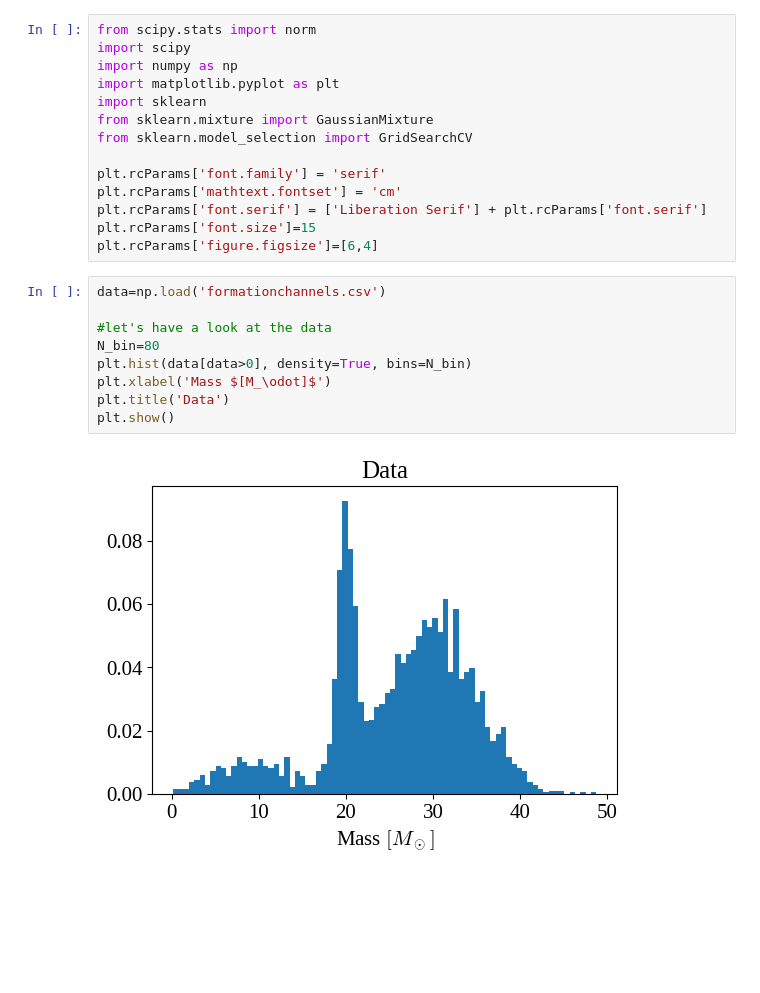
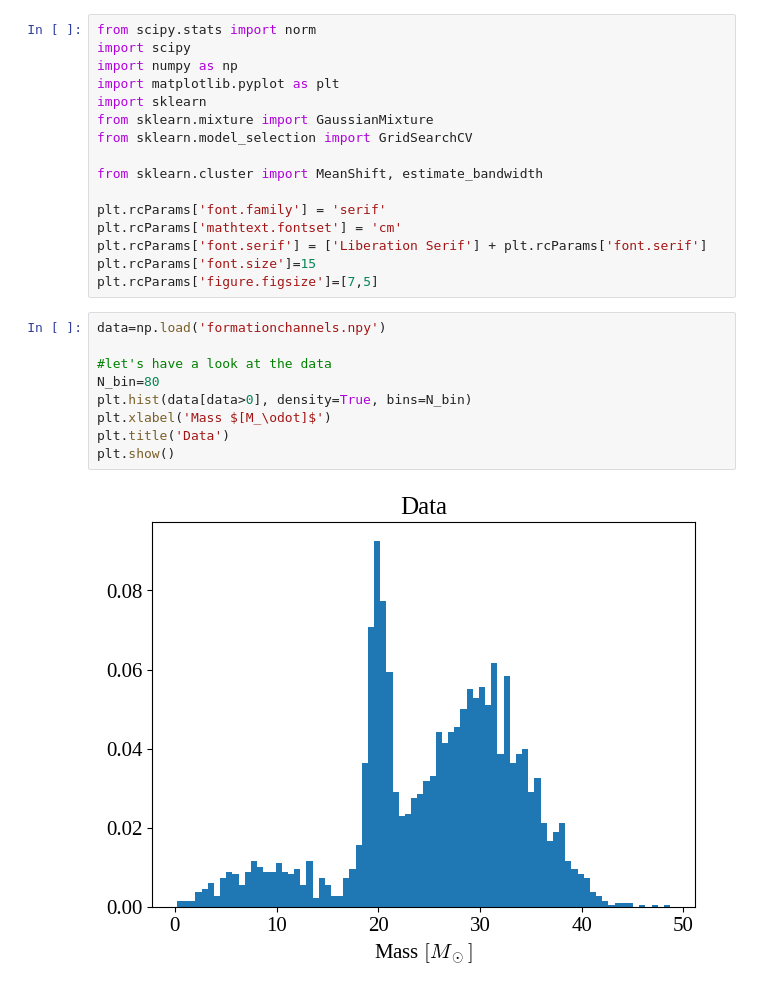
Before and after one commit to Alexpedro130/astrostatistics_bicocca_2023, a Jupyter notebook: working/L06_BBH_formation.ipynb, the cells around one changed output. Drawn from its saved outputs; the diff is of its cells as text; blank space fills up the shorter version.

```diff
--- a/working/L06_BBH_formation.ipynb
+++ b/working/L06_BBH_formation.ipynb
@@ -7,19 +19,21 @@ import sklearn
 from sklearn.mixture import GaussianMixture
 from sklearn.model_selection import GridSearchCV
 
+from sklearn.cluster import MeanShift, estimate_bandwidth
+
 plt.rcParams['font.family'] = 'serif'
 plt.rcParams['mathtext.fontset'] = 'cm'
 plt.rcParams['font.serif'] = ['Liberation Serif'] + plt.rcParams['font.serif']
 plt.rcParams['font.size']=15
-plt.rcParams['figure.figsize']=[6,4]
+plt.rcParams['figure.figsize']=[7,5]
 # %%
-data=np.load('formationchannels.csv')
+data=np.load('formationchannels.npy')
 
 #let's have a look at the data
 N_bin=80
 plt.hist(data[data>0], density=True, bins=N_bin)
 plt.xlabel('Mass $[M_\odot]$')
 plt.title('Data')
 plt.show()
 # %% [output]
-[figure, old version]
+[figure, new version]
```
Also changed, not shown: parts of 14 cells of this notebook.
